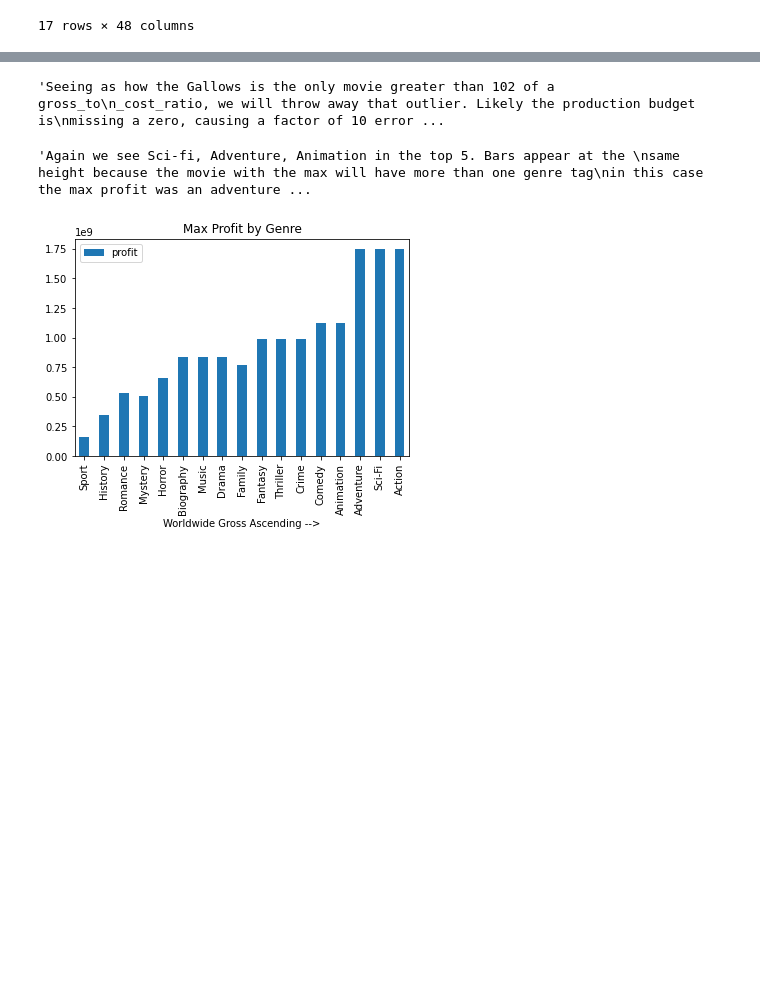
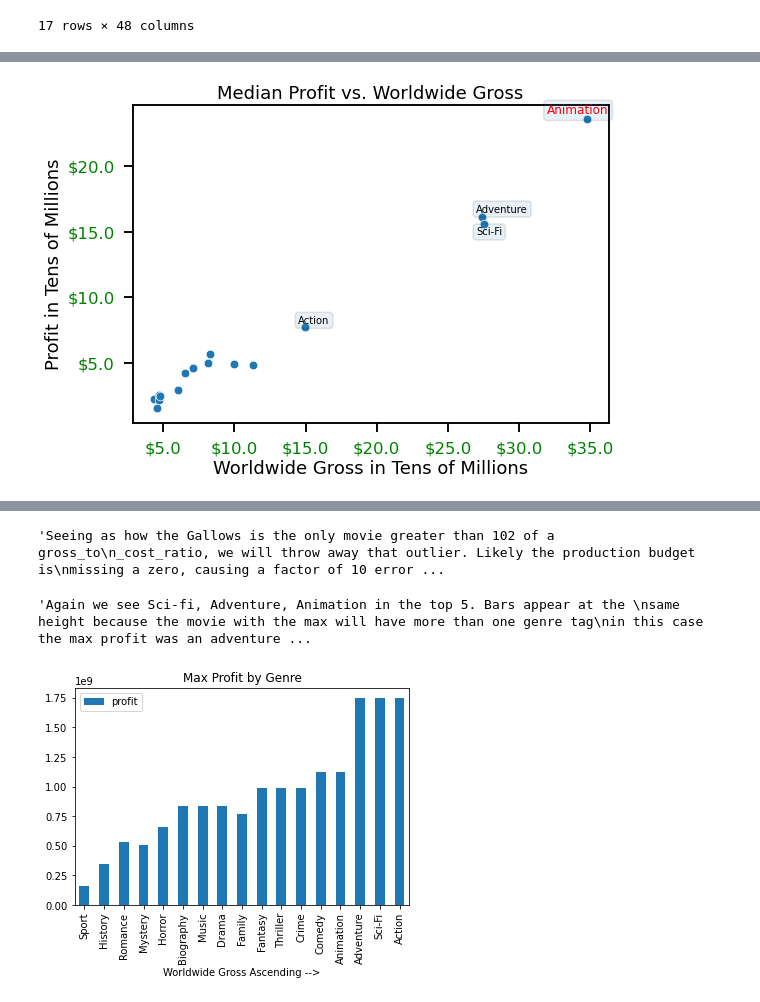
Before and after one commit to rsajac/dsc-phase-1-project-v2-3, a Jupyter notebook: dsc-phase1-project.ipynb, the cells around one changed output, grey strips where cells are left out. Cells and saved outputs as stored; diff of their text form; code cells hidden in the pictures; blank space fills up the shorter version.

```diff
--- a/dsc-phase1-project.ipynb
+++ b/dsc-phase1-project.ipynb
@@ -648,3 +679,28 @@ the top 5 of both graphs."""
+# %%
+fig, ax = plt.subplots(figsize = (8,6))
+medbygenprof = sns.scatterplot(x = median_by_genre['worldwide_gross']/10000000,
+           y = median_by_genre['profit']/10000000, s = 75);
+ax.set(title = "Median Profit vs. Worldwide Gross",
+       xlabel ='Worldwide Gross in Tens of Millions',
+       ylabel = 'Profit in Tens of Millions');
+fig.tight_layout();
+
+ax.annotate("Action", xy = (14.5,8), fontsize = 10,
+            bbox=dict(boxstyle="round", alpha=0.1));
+ax.annotate("Sci-Fi", xy = (27,14.75),fontsize = 10,
+            bbox=dict(boxstyle="round", alpha=0.1));
+ax.annotate("Adventure", xy = (27, 16.5), fontsize = 10,
+            bbox=dict(boxstyle="round", alpha=0.1));
+ax.annotate("Animation", xy = (32, 24), fontsize = 12,
+            bbox=dict(boxstyle="round", alpha=0.1),
+            color = 'red');
+ax.yaxis.set_major_formatter('${x}')
+ax.xaxis.set_major_formatter('${x}')
+ax.yaxis.set_tick_params(which='major', labelcolor='green')
+ax.xaxis.set_tick_params(which='major', labelcolor='green')
+plt.savefig('./images/medbygenprof.png')
+# %% [output]
+[figure, added]
 # %%
 max_by_genre.plot(y = 'gross_to_cost_ratio', kind = 'bar',
                      xlabel = 'Worldwide Gross Ascending -->',
```
Also changed, not shown: parts of 12 cells of this notebook, 14 other files.
